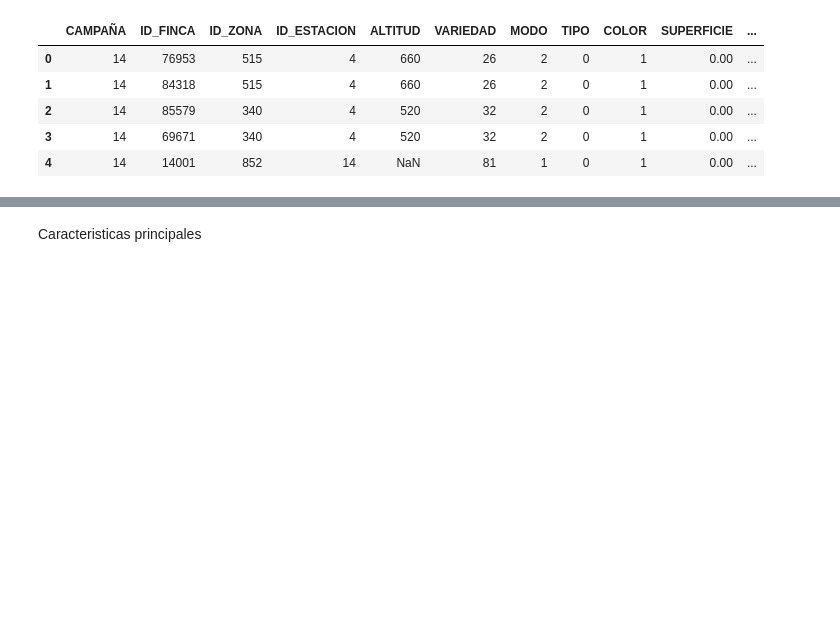
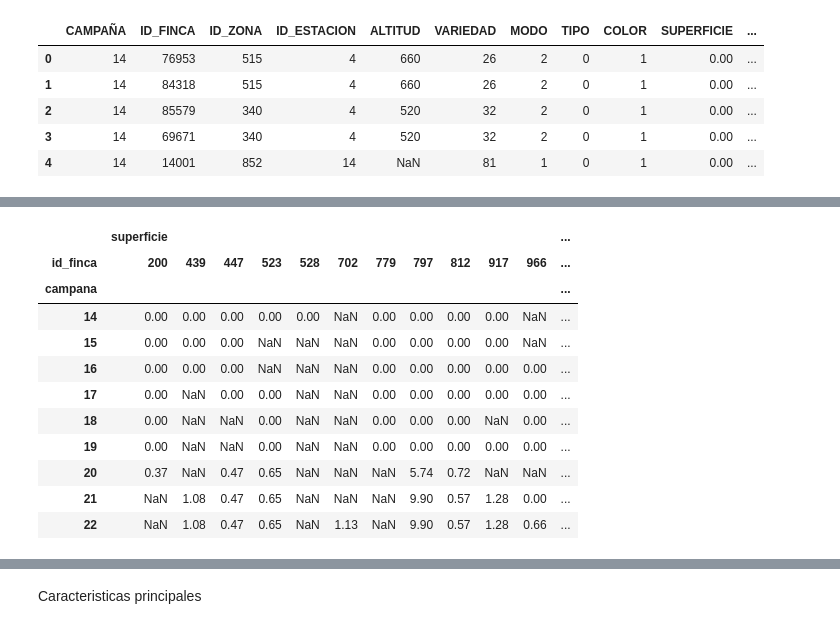
Before and after one commit to vitostamatti/datathon-cajamar-malbecs, a Jupyter notebook: notebooks/00-data-exploration/00-data-exploration-vito.ipynb, the cells around one changed output, grey strips where cells are left out. Saved outputs shown, nothing was run; the diff lists cells and outputs as text; code cells hidden in the pictures; blank space fills up the shorter version.

```diff
--- a/notebooks/00-data-exploration/00-data-exploration-vito.ipynb
+++ b/notebooks/00-data-exploration/00-data-exploration-vito.ipynb
@@ -52,0 +507,19 @@ data.head()
+# %%
+data[
+    (data['superficie']>=0)
+#     &
+#     (data['id_finca']==49636)
+].groupby(['id_finca','campana']).agg({"superficie":'sum'}).unstack(0)
+# %% [output]
+|  | superficie |  |  |  |  |  |  |  |  |  |  | ... |
+| id_finca | 200 | 439 | 447 | 523 | 528 | 702 | 779 | 797 | 812 | 917 | 966 | ... |
+| campana |  |  |  |  |  |  |  |  |  |  |  | ... |
+| 14 | 0.00 | 0.00 | 0.00 | 0.00 | 0.00 | NaN | 0.00 | 0.00 | 0.00 | 0.00 | NaN | ... |
+| 15 | 0.00 | 0.00 | 0.00 | NaN | NaN | NaN | 0.00 | 0.00 | 0.00 | 0.00 | NaN | ... |
+| 16 | 0.00 | 0.00 | 0.00 | NaN | NaN | NaN | 0.00 | 0.00 | 0.00 | 0.00 | 0.00 | ... |
+| 17 | 0.00 | NaN | 0.00 | 0.00 | NaN | NaN | 0.00 | 0.00 | 0.00 | 0.00 | 0.00 | ... |
+| 18 | 0.00 | NaN | NaN | 0.00 | NaN | NaN | 0.00 | 0.00 | 0.00 | NaN | 0.00 | ... |
+| 19 | 0.00 | NaN | NaN | 0.00 | NaN | NaN | 0.00 | 0.00 | 0.00 | 0.00 | 0.00 | ... |
+| 20 | 0.37 | NaN | 0.47 | 0.65 | NaN | NaN | NaN | 5.74 | 0.72 | NaN | NaN | ... |
+| 21 | NaN | 1.08 | 0.47 | 0.65 | NaN | NaN | NaN | 9.90 | 0.57 | 1.28 | 0.00 | ... |
+| 22 | NaN | 1.08 | 0.47 | 0.65 | NaN | 1.13 | NaN | 9.90 | 0.57 | 1.28 | 0.66 | ... |
```
Also changed, not shown: parts of 35 cells of this notebook, 1 other file.
